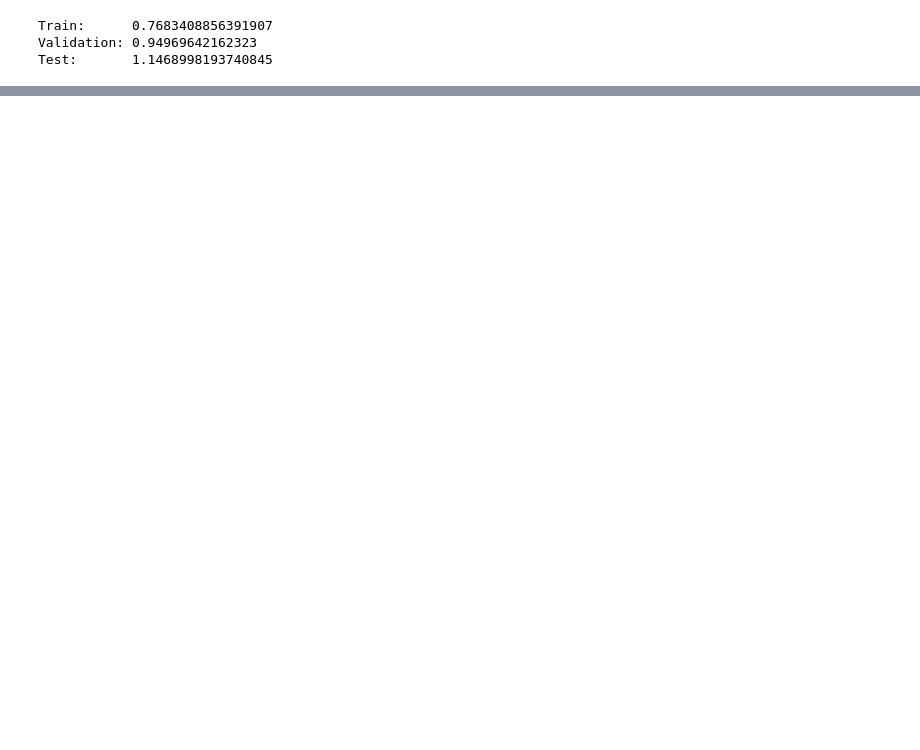
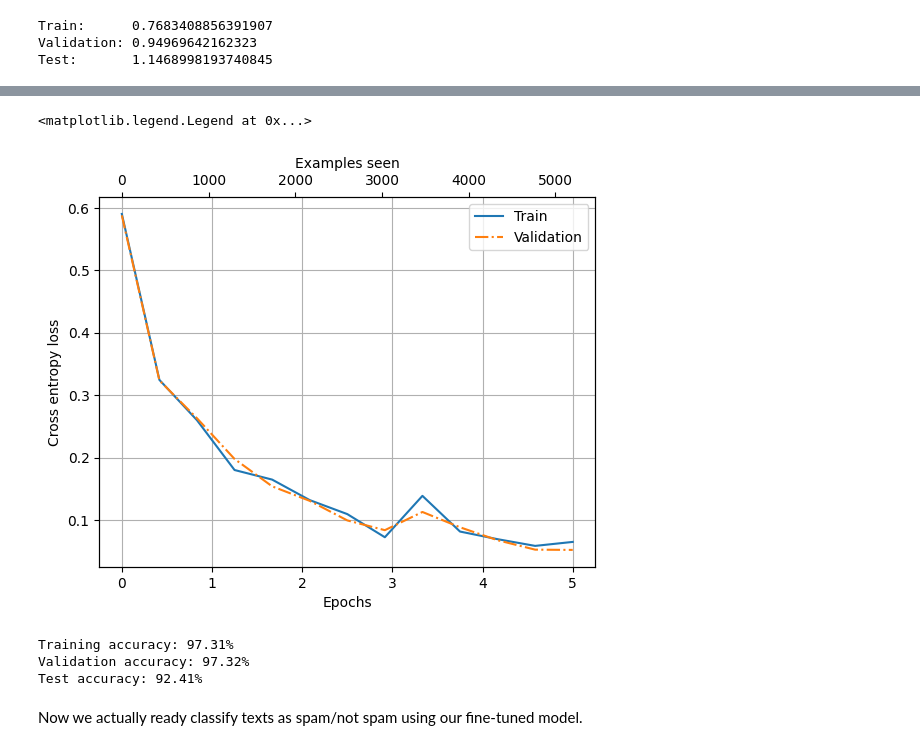
Before and after one commit to crs17/sturnus, a Jupyter notebook: notebooks/Fine-tuning.ipynb, the cells around one changed output, grey strips where cells are left out. Cells and saved outputs as stored; diff of their text form; code cells hidden in the pictures; blank space fills up the shorter version.

```diff
--- a/notebooks/Fine-tuning.ipynb
+++ b/notebooks/Fine-tuning.ipynb
@@ -248,6 +248,8 @@ def calc_accuracy_loader(model, dataloader, device, num_batches=None):
 
     if num_batches is not None:
         num_batches = min(num_batches, len(dataloader))
+    else:
+        num_batches = len(dataloader)
 
     for i, batch in enumerate(dataloader):
         if i >= num_batches:
@@ -315,7 +317,7 @@ def fine_tune_classification(
     examples_seen = 0
 
     for epoch in range(1, num_epochs + 1):
-        print(f'Epoch: {epoch}')
+        print(f'Epoch {epoch} has started')
         model.train()
         for (input_batch, target_batch) in train_loader:
             optimizer.zero_grad()
@@ -331,7 +333,7 @@ def fine_tune_classification(
                 train_loss = calc_loss_loader(model, train_loader, device, eval_batch_count)
                 val_loss = calc_loss_loader(model, train_loader, device, eval_batch_count)
 
-                print(f'Step: {global_step:5d} Train loss: {train_loss:8.4f} Val loss {val_loss:8.4f}')
+                print(f'Step: {global_step:5d} Train loss: {train_loss:8.4f} Validation loss: {val_loss:8.4f}')
                 eval_steps.append(global_step)
                 train_losses.append(train_loss)
                 val_losses.append(val_loss)
@@ -341,17 +343,18 @@ def fine_tune_classification(
         train_acc = calc_accuracy_loader(model, train_loader, device, eval_batch_count)
         val_acc = calc_accuracy_loader(model, validation_loader, device, eval_batch_count)
 
-        print(f'Epoch {epoch} done. Train accuracy: {train_acc * 100:5.2} %. Validation accuracy: {val_acc*100:5.2} %.')
+        print(f'Epoch {epoch} done. Train accuracy: {train_acc * 100:5.2f} %. Validation accuracy: {val_acc*100:5.2f} %.')
         train_accuracies.append(train_acc)
         validation_accuracies.append(val_acc)
 
+    return train_losses, val_losses, eval_steps, train_accuracies, validation_accuracies, examples_seen
 
 
 
-
+num_epochs = 5
 optimizer = torch.optim.AdamW(model.parameters(), lr=5e-5, weight_decay=0.1)
-fine_tune_classification(
-    model, optimizer, device, train_loader, validation_loader, 3,
-    eval_batch_count=10, eval_freq=100,
+train_losses, val_losses, eval_steps, train_accuracies, validation_accuracies, examples_seen = fine_tune_classification(
+    model, optimizer, device, train_loader, validation_loader, num_epochs,
+    eval_batch_count=50, eval_freq=50,
 )
 # %% [output]
@@ -358,0 +378,51 @@ Epoch: 1
+# %%
+import matplotlib.pylab as plt
+
+
+epochs_tensor = torch.linspace(0, num_epochs, len(train_losses))
+examples_seen_tensor = torch.linspace(0, examples_seen, len(train_losses))
+
+fig, ax = plt.subplots()
+
+ax.plot(
+    epochs_tensor,
+    train_losses,
+    label='Train'
+)
+
+ax.plot(
+    epochs_tensor,
+    val_losses,
+    '-.',
+    label='Validation'
+)
+
+ax2 = ax.twiny()
+ax2.plot(
+    examples_seen_tensor,
+    train_losses,
+    alpha=0
+)
+
+ax.grid()
+ax.set_ylabel('Cross entropy loss')
+ax.set_xlabel('Epochs')
+ax2.set_xlabel('Examples seen')
+ax.legend()
+# %% [output]
+<matplotlib.legend.Legend at 0x...>
+[figure, added]
+# %%
+train_accuracy = calc_accuracy_loader(model, train_loader, device)
+val_accuracy = calc_accuracy_loader(model, validation_loader, device)
+test_accuracy = calc_accuracy_loader(model, test_loader, device)
+
+print(f"Training accuracy: {train_accuracy*100:.2f}%")
+print(f"Validation accuracy: {val_accuracy*100:.2f}%")
+print(f"Test accuracy: {test_accuracy*100:.2f}%")
+# %% [output]
+Training accuracy: 97.31%
+Validation accuracy: 97.32%
+Test accuracy: 92.41%
+# %% [markdown]
+Now we actually ready classify texts as spam/not spam using our fine-tuned model.
```
Also changed, not shown: parts of 7 cells of this notebook.
